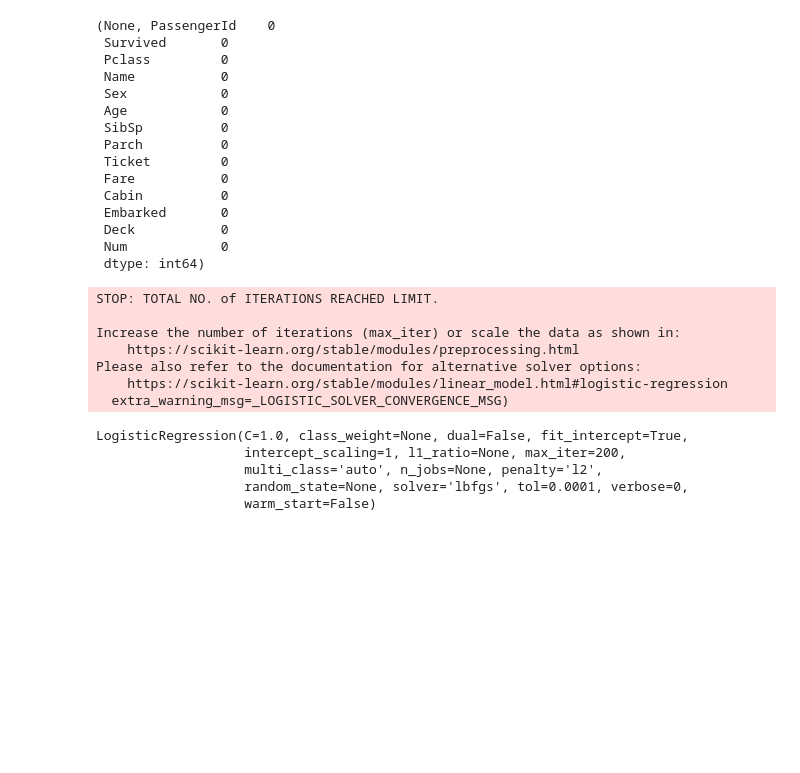
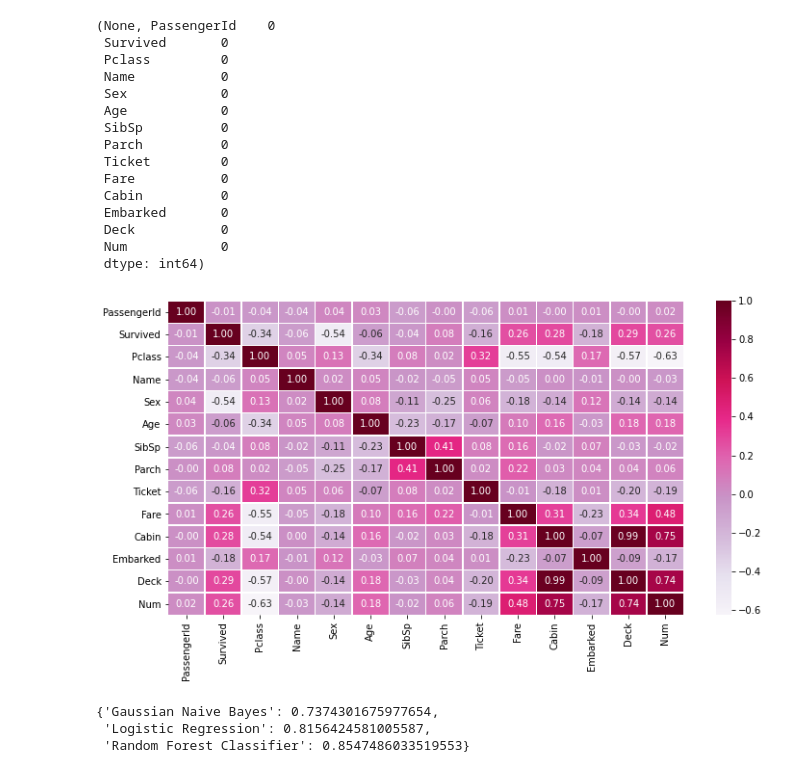
Before and after one commit to alessandraearaujo/Data-Science-Machine-Learning, a Jupyter notebook: titanic-competition/titanic_competition.ipynb, the cells around one changed output. Cells and saved outputs as stored; diff of their text form; code cells hidden in the pictures; blank space fills up the shorter version.

```diff
--- a/titanic-competition/titanic_competition.ipynb
+++ b/titanic-competition/titanic_competition.ipynb
@@ -86,12 +86,12 @@ Embarked         2
 dtype: int64
 # %%
 # Vamos começar a tratar os dados.
-# Primeiramente, a idade: existem 177 valores faltando, então vamos preencher estes valores com a média das idades dos demais passageiros (por classe)
+# Primeiramente, a idade: existem 177 valores faltando, então vamos preencher estes valores com a média das idades dos demais passageiros
 
 for label, content in df.items():
     if pd.api.types.is_numeric_dtype(content):
         if pd.isnull(content).sum():
-            df['Age'] = df['Age'].groupby(df['Pclass']).fillna(content.median())
+            df['Age'] = df['Age'].fillna(content.median())
 df.isna().sum()
 # %% [output]
 PassengerId      0
@@ -252,6 +252,16 @@ memory usage: 57.6 KB
  Deck           0
  Num            0
  dtype: int64)
+# %%
+# Ao plotar uma a matriz de correlação para entender como os dados influenciam se um passageiro sobrevive ou não.
+import matplotlib.pyplot as plt
+import seaborn as sns
+
+corr_matrix = df.corr()
+fig, ax = plt.subplots(figsize=(12,6))
+ax = sns.heatmap(corr_matrix, annot=True, linewidths=0.5, fmt='.2f', cmap='PuRd');
+# %% [output]
+[figure, added]
 # %%
 # Com os dados preparados, podemos pensar nos estimadores que podem ser utilizados para construir o modelo de ML.
 # Este problema pode ser tratado como uma regressão binomial, onde deseja-se obter o a previsão com 2 possíveis resultados: sobrevivente ou não-sobrevivente.
@@ -263,29 +272,3 @@ from sklearn.model_selection import train_test_split
 x = df.drop('Survived', axis=1)
 y = df['Survived']
 x_train , x_val , y_train, y_val = train_test_split(x,y, test_size=0.2, random_state=42 )
-# %%
-# Importando os classificadores que vamos utilizar
-from sklearn.svm import SVC
-from sklearn.naive_bayes import GaussianNB
-from sklearn.linear_model import LogisticRegression
-
-svm = SVC()
-gauss = GaussianNB()
-logistic = LogisticRegression(max_iter=200)
-
-svm.fit(x_train,y_train)
-gauss.fit(x_train,y_train)
-logistic.fit(x_train,y_train)
-# %% [output]
-STOP: TOTAL NO. of ITERATIONS REACHED LIMIT.
-
-Increase the number of iterations (max_iter) or scale the data as shown in:
-    https://scikit-learn.org/stable/modules/preprocessing.html
-Please also refer to the documentation for alternative solver options:
-    https://scikit-learn.org/stable/modules/linear_model.html#logistic-regression
-  extra_warning_msg=_LOGISTIC_SOLVER_CONVERGENCE_MSG)
-LogisticRegression(C=1.0, class_weight=None, dual=False, fit_intercept=True,
-                   intercept_scaling=1, l1_ratio=None, max_iter=200,
-                   multi_class='auto', n_jobs=None, penalty='l2',
-                   random_state=None, solver='lbfgs', tol=0.0001, verbose=0,
-                   warm_start=False)
@@ -291,0 +294,6 @@ LogisticRegression(C=1.0, class_weight=None, dual=False, fit_intercept=True,
+# %%
+treino_teste_avaliacao (modelos, x_train,y_train, x_val, y_val)
+# %% [output]
+{'Gaussian Naive Bayes': 0.7374301675977654,
+ 'Logistic Regression': 0.8156424581005587,
+ 'Random Forest Classifier': 0.8547486033519553}
```
Also changed, not shown: parts of 4 cells of this notebook.
